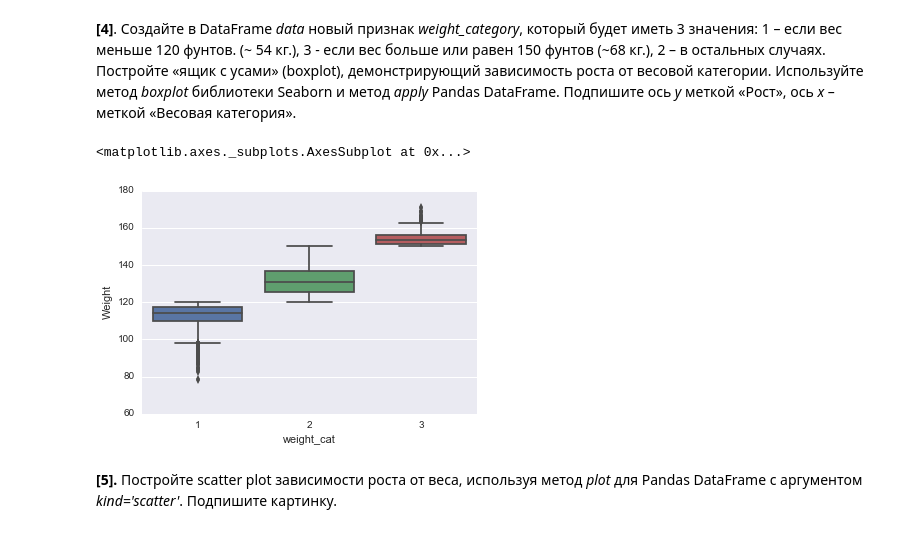
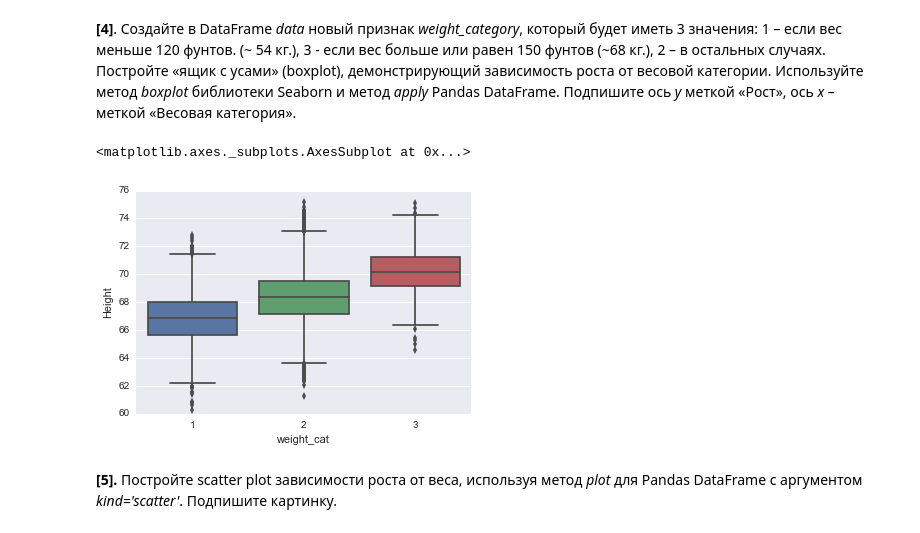
Before and after one commit to senior-sigan/MIPT_MachineLearning_specialization, a Jupyter notebook: 2_supervised-learning/week1/peer_review_linreg_height_weight.ipynb, the cells around one changed output. Saved outputs shown, nothing was run; the diff lists cells and outputs as text; code cells hidden in the pictures.

```diff
--- a/2_supervised-learning/week1/peer_review_linreg_height_weight.ipynb
+++ b/2_supervised-learning/week1/peer_review_linreg_height_weight.ipynb
@@ -90,17 +90,17 @@ sns.pairplot(data=data)
 # %%
 def weight_category(weight):
     if weight < 120:
         return 1
     elif weight >= 150:
         return 3
     else:
         return 2
 
 data['weight_cat'] = data['Weight'].apply(weight_category)
-sns.boxplot(x='weight_cat', y='Weight', data=data)
+sns.boxplot(x='weight_cat', y='Height', data=data)
 # %% [output]
 <matplotlib.axes._subplots.AxesSubplot at 0x...>
-[figure, old version]
+[figure, new version]
 # %% [markdown]
 **[5].** Постройте scatter plot зависимости роста от веса, используя метод *plot* для Pandas DataFrame с аргументом *kind='scatter'*. Подпишите картинку.
 # %%
```
